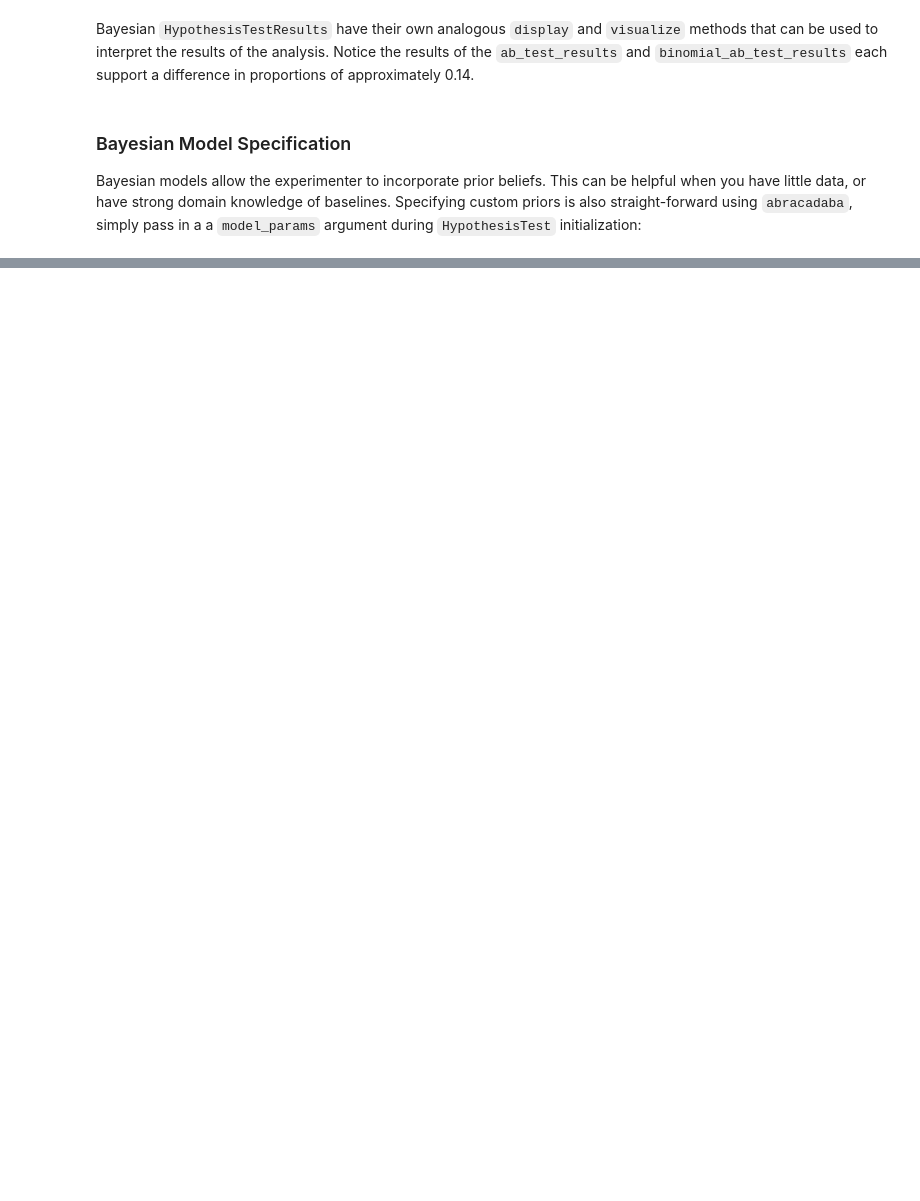
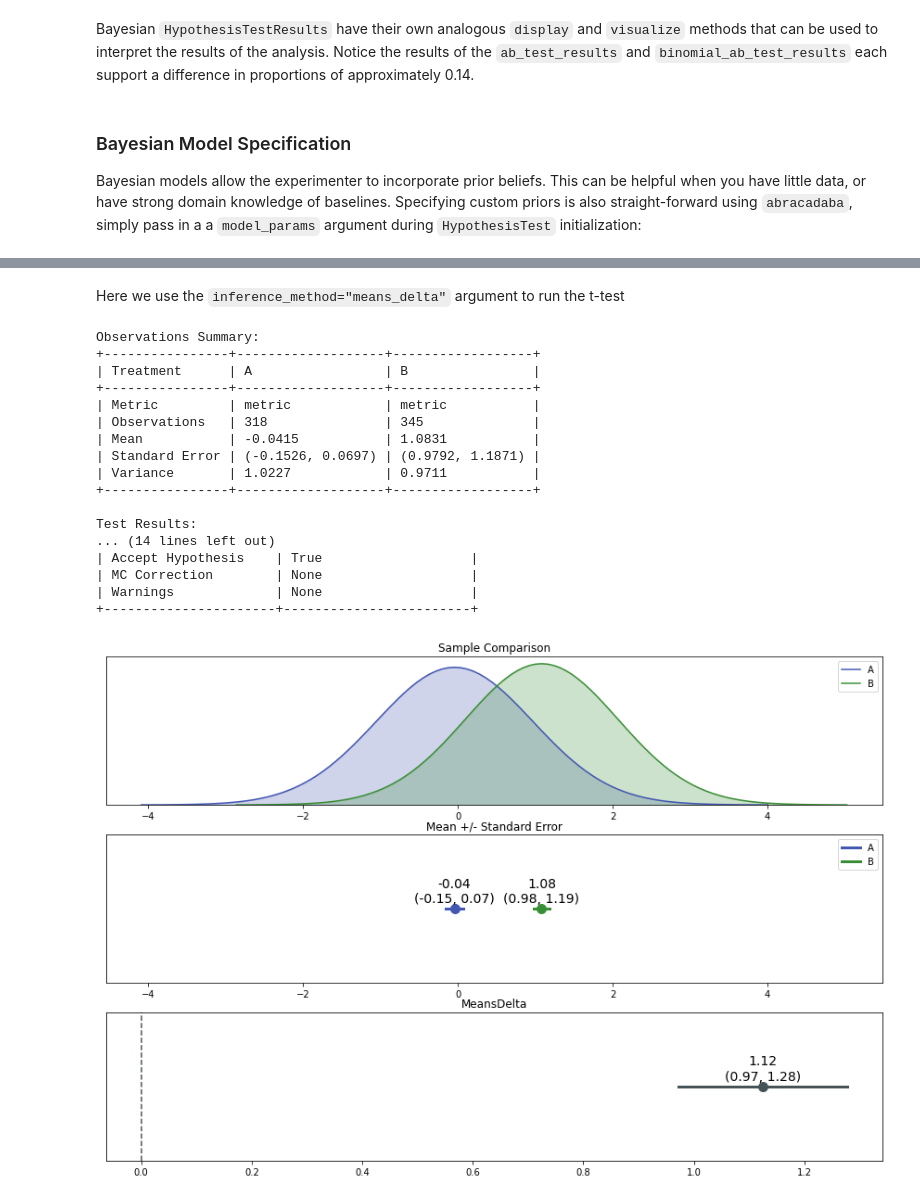
Before and after one commit to quizlet/abracadabra, a Jupyter notebook: docs/abracadabra_basics.ipynb, the cells around one changed output, grey strips where cells are left out. Drawn from its saved outputs; the diff is of its cells as text; code cells hidden in the pictures; blank space fills up the shorter version.

Commit message:
Add Gaussian and Poisson examples to docs

```diff
--- a/docs/abracadabra_basics.ipynb
+++ b/docs/abracadabra_basics.ipynb
@@ -363,0 +371,9 @@ Test Results:
+# %%
+# generate some fake Gaussian-distributed trial data
+gaussian_data = generate_fake_observations(
+    distribution='gaussian',  # binary data
+    n_treatments=3,
+    n_attributes=4,
+    n_observations=1000
+)
+gaussian_data.head()
@@ -363,0 +387,41 @@ Test Results:
+# %% [markdown]
+Here we use the `inference_method="means_delta"` argument to run the t-test
+# %%
+# Initialize the Experiment
+exper = Experiment(data=gaussian_data, name="Demo Experiment")
+
+# Initialize the A/B test
+gaussian_ab_test = HypothesisTest(
+    metric="metric",
+    treatment="treatment",
+    control="A", variation="B",
+    hypothesis="unequal",
+    inference_method="means_delta"
+)
+
+# Run the test with an alpha of 0.5; get back a HypothesisTestResults object
+gaussian_ab_test_results = exper.run_test(gaussian_ab_test, alpha=.05)
+
+# Check the test results decision
+assert gaussian_ab_test_results.accept_hypothesis
+gaussian_ab_test_results.display()
+gaussian_ab_test_results.visualize()
+# %% [output]
+Observations Summary:
++----------------+-------------------+------------------+
+| Treatment      | A                 | B                |
++----------------+-------------------+------------------+
+| Metric         | metric            | metric           |
+| Observations   | 318               | 345              |
+| Mean           | -0.0415           | 1.0831           |
+| Standard Error | (-0.1526, 0.0697) | (0.9792, 1.1871) |
+| Variance       | 1.0227            | 0.9711           |
++----------------+-------------------+------------------+
+
+Test Results:
+... (14 lines left out)
+| Accept Hypothesis    | True                   |
+| MC Correction        | None                   |
+| Warnings             | None                   |
++----------------------+------------------------+
+[figure, added]
```
Also changed, not shown: parts of 24 cells of this notebook.
